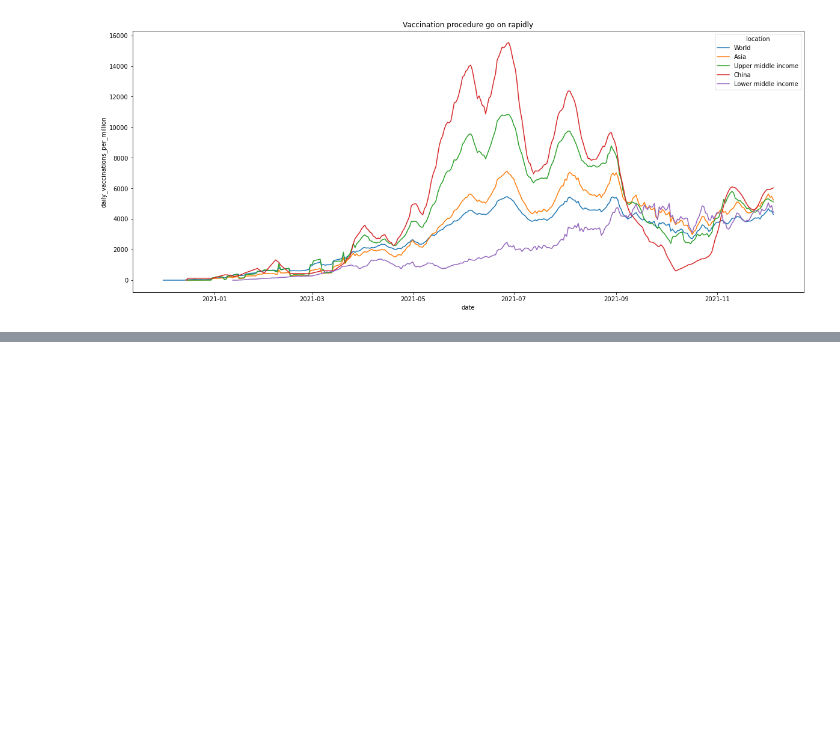
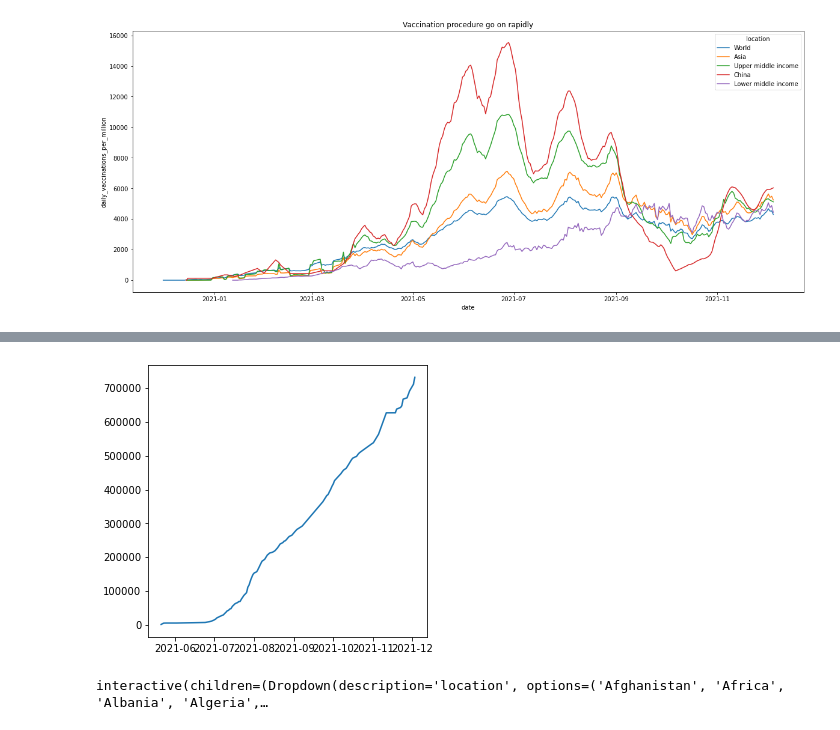
Before and after one commit to augustinexu/2021Fall_finals, a Jupyter notebook: final.ipynb, the cells around one changed output, grey strips where cells are left out. Drawn from its saved outputs; the diff is of its cells as text; code cells hidden in the pictures; blank space fills up the shorter version.

Commit message:
two charts

```diff
--- a/final.ipynb
+++ b/final.ipynb
@@ -198,0 +224,32 @@ plt.title('Vaccination procedure go on rapidly');
+# %%
+#def Daily_Vaccination_Plot():
+vaccination_subset = vaccination_subset = df.loc[((df.location == 'Zambia') & (df.people_fully_vaccinated != 0))]
+
+plt.subplots(figsize=(5,5))
+plt.plot(vaccination_subset["date"],vaccination_subset["people_fully_vaccinated"])
+
+
+    #ax.plot(vaccination_subset["date"],vaccination_subset["people_fully_vaccinated"])
+    #ax.set_xlabel = ("Date")
+    #ax.set_ylabel = ("people_fully_vaccinated")
+    #ax.set_ylim(0,200)
+    #ax.set_xlim(1990,2017)
+    #ax.set_title("people_fully_vaccinated" + str(location) )
+plt.show()
+# %% [output]
+[figure, added]
+# %%
+@ipywidgets.interact(location = df.location.unique())
+def Daily_Vaccination_Plot(location):
+    vaccination_subset = vaccination_subset = df.loc[((df.location == location) & (df.people_fully_vaccinated != 0))]
+
+    fig,ax = plt.subplots(figsize=(10,5))
+
+    ax.plot(vaccination_subset["date"],vaccination_subset["people_fully_vaccinated"])
+    ax.set_xlabel = ("Date")
+    ax.set_ylabel = ("people_fully_vaccinated")
+    #ax.set_xlim(2021,2017)
+    ax.set_title("people_fully_vaccinated" + str(location) )
+    plt.show()
+# %% [output]
+interactive(children=(Dropdown(description='location', options=('Afghanistan', 'Africa', 'Albania', 'Algeria',…
```
Also changed, not shown: parts of 7 cells of this notebook, 1 other file.
